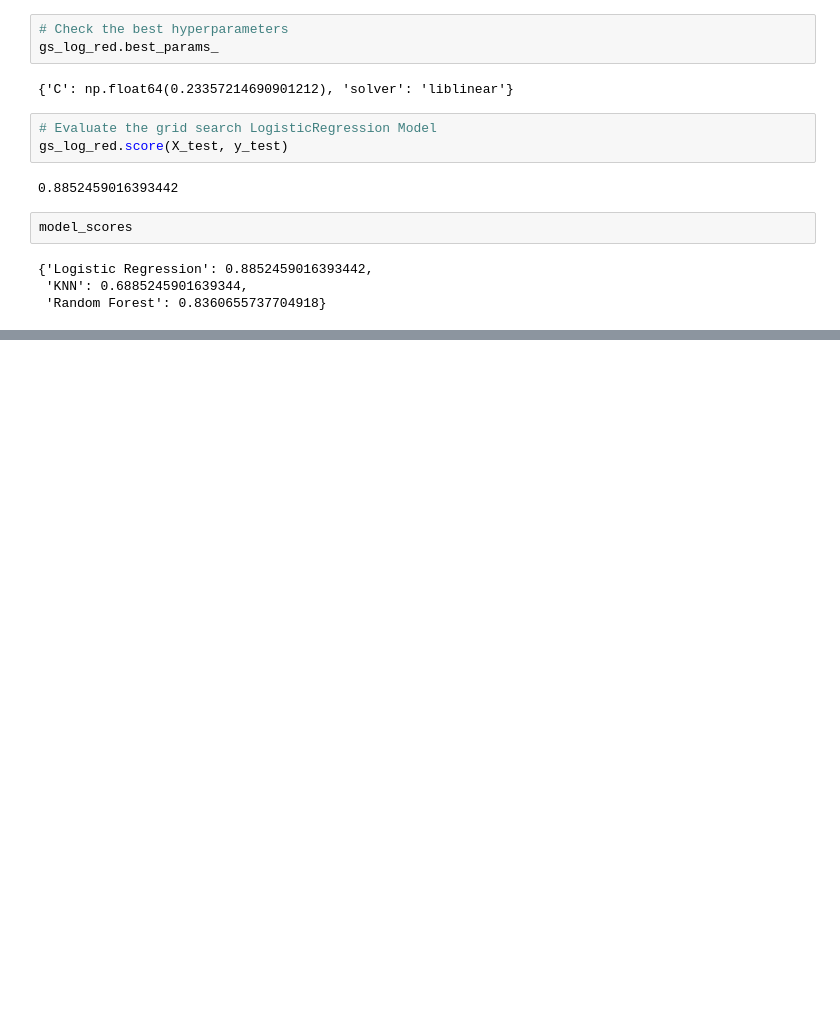
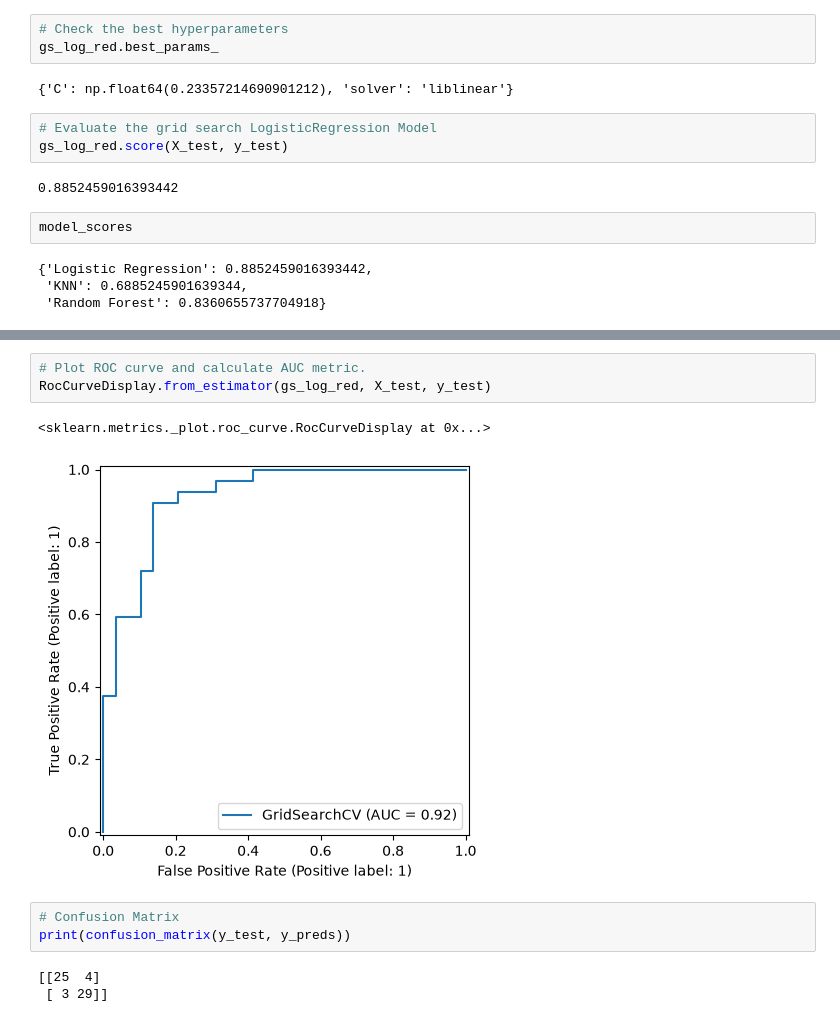
Before and after one commit to Sachin-840480/learning-ml-and-ds, a Jupyter notebook: Supervised Learning (Classification)/backup.ipynb, the cells around one changed output, grey strips where cells are left out. Cells and saved outputs as stored; diff of their text form; blank space fills up the shorter version.

```diff
--- a/Supervised Learning (Classification)/backup.ipynb
+++ b/Supervised Learning (Classification)/backup.ipynb
@@ -781,0 +820,12 @@ model_scores
+# %%
+# Plot ROC curve and calculate AUC metric.
+RocCurveDisplay.from_estimator(gs_log_red, X_test, y_test)
+# %% [output]
+<sklearn.metrics._plot.roc_curve.RocCurveDisplay at 0x...>
+[figure, added]
+# %%
+# Confusion Matrix
+print(confusion_matrix(y_test, y_preds))
+# %% [output]
+[[25  4]
+ [ 3 29]]
```
Also changed, not shown: parts of 5 cells of this notebook.
